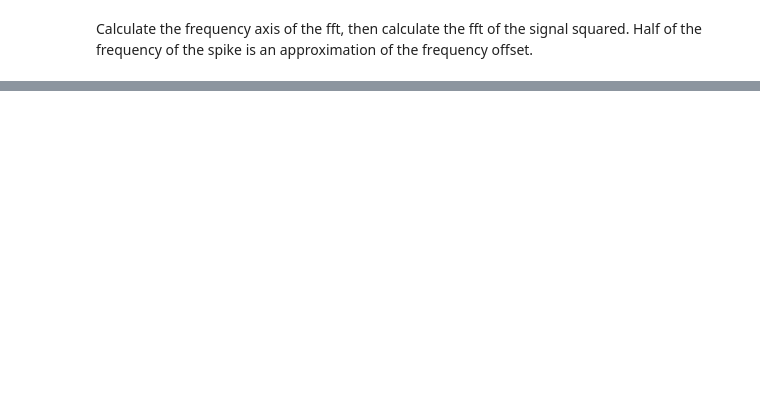
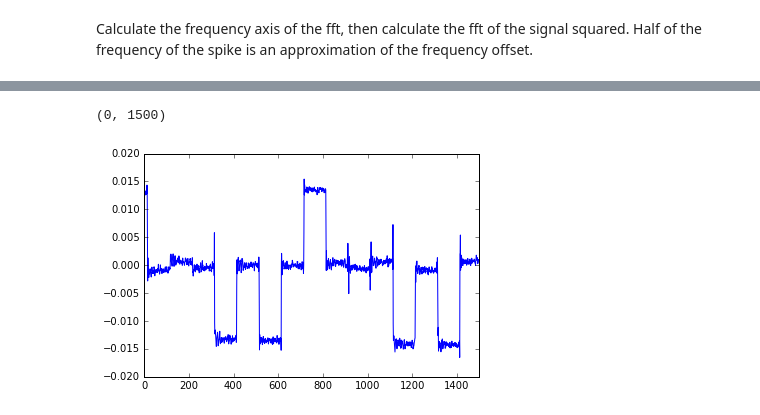
Before and after one commit to kailevy/usrp_2.5, a Jupyter notebook: Vis.ipynb, the cells around one changed output, grey strips where cells are left out. Drawn from its saved outputs; the diff is of its cells as text; code cells hidden in the pictures; blank space fills up the shorter version.

```diff
--- a/Vis.ipynb
+++ b/Vis.ipynb
@@ -50,0 +68,6 @@ The frequency offset is 2255.14 hertz
+# %%
+plt.plot(np.real(signal_trim*correct))
+plt.xlim([0,1500])
+# %% [output]
+(0, 1500)
+[figure, added]
```
Also changed, not shown: parts of 9 cells of this notebook.
